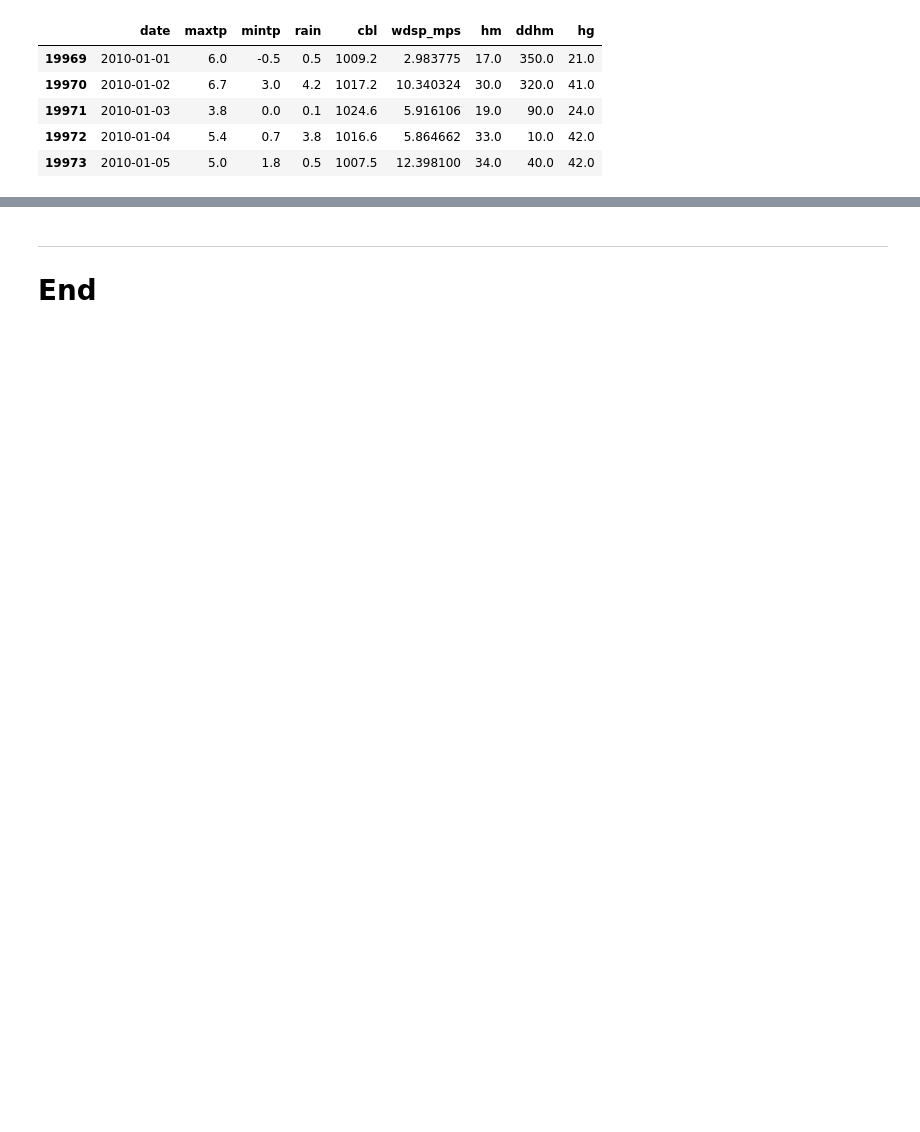
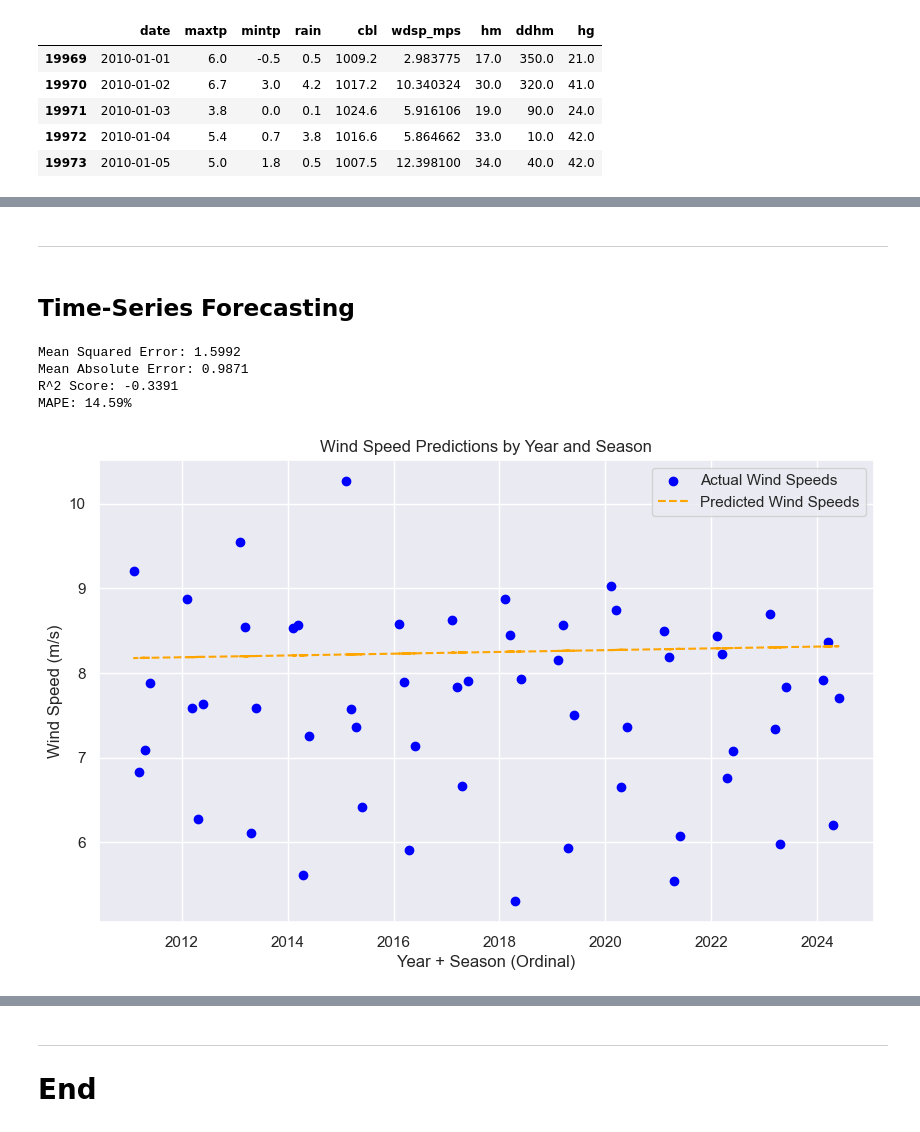
Before and after one commit to YuliiaKharchenko/PFDA, a Jupyter notebook: project/Wind_analisys.ipynb, the cells around one changed output, grey strips where cells are left out. Saved outputs shown, nothing was run; the diff lists cells and outputs as text; code cells hidden in the pictures; blank space fills up the shorter version.

```diff
--- a/project/Wind_analisys.ipynb
+++ b/project/Wind_analisys.ipynb
@@ -612,0 +678,4 @@ plt.tight_layout()
+# %% [markdown]
+***
+# %% [markdown]
+## Time-Series Forecasting
@@ -612,0 +707,38 @@ plt.tight_layout()
+# %%
+from sklearn.linear_model import LinearRegression
+from sklearn.model_selection import train_test_split
+from sklearn.metrics import mean_squared_error, mean_absolute_error, mean_absolute_percentage_error
+
+X_train, X_test, y_train, y_test = train_test_split(X, y, test_size=0.2, shuffle=False)
+
+model = LinearRegression()
+model.fit(X_train, y_train)
+
+y_pred = model.predict(X_test)
+
+mse = mean_squared_error(y_test, y_pred)
+mae = mean_absolute_error(y_test, y_pred)
+r2_score = model.score(X_test, y_test)
+
+print(f"Mean Squared Error: {mse:.4f}")
+print(f"Mean Absolute Error: {mae:.4f}")
+print(f"R^2 Score: {r2_score:.4f}")
+
+y_test_corrected = y_test.replace(0, 0.01)
+mape = mean_absolute_percentage_error(y_test_corrected, y_pred)
+print(f"MAPE: {mape * 100:.2f}%")
+
+plt.figure(figsize=(10, 6))
+plt.scatter(X_test, y_test, label='Actual Wind Speeds', color='blue', marker='o')
+plt.plot(X_test, y_pred, label='Predicted Wind Speeds', color='orange', linestyle='--')
+plt.xlabel('Year + Season (Ordinal)')
+plt.ylabel('Wind Speed (m/s)')
+plt.title('Wind Speed Predictions by Year and Season')
+plt.legend()
+plt.grid(True)
+# %% [output]
+Mean Squared Error: 1.5992
+Mean Absolute Error: 0.9871
+R^2 Score: -0.3391
+MAPE: 14.59%
+[figure, added]
```
Also changed, not shown: parts of 17 cells of this notebook.
